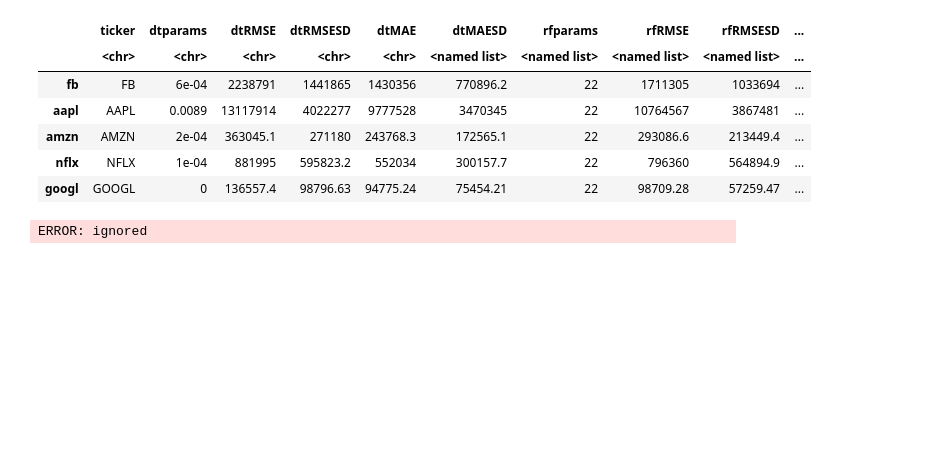
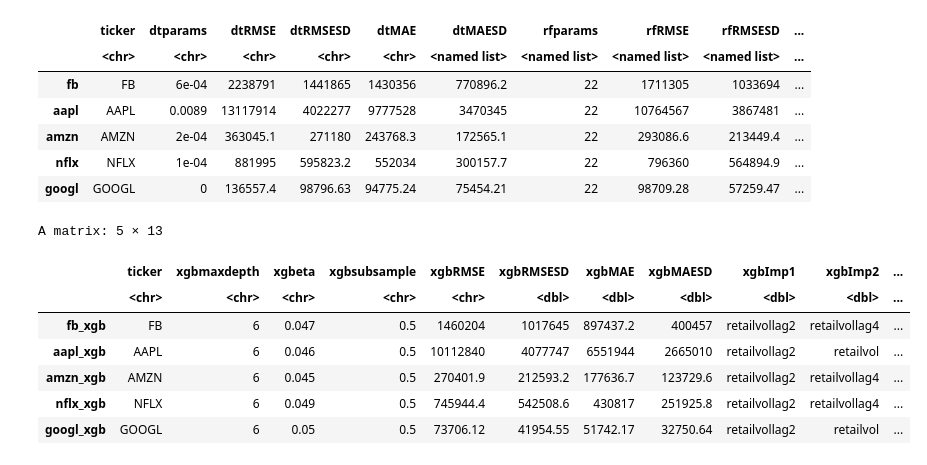
Before and after one commit to limshaocong/analyticsEdge, a Jupyter notebook: FAANG_Volume_Prediction_caa 29Nov21.ipynb, the cells around one changed output. Drawn from its saved outputs; the diff is of its cells as text; code cells hidden in the pictures; blank space fills up the shorter version.

```diff
--- a/FAANG_Volume_Prediction_caa 29Nov21.ipynb
+++ b/FAANG_Volume_Prediction_caa 29Nov21.ipynb
@@ -303,9 +332,9 @@ xgb = function(trainX, trainY) {
 
   # hyperparameters that require further tuning
   parm_grid = expand.grid(nrounds = 100,
-                          max_depth = 6,
-                          eta = seq(0.01, 0.05, by = 0.001),
-                          gamma = 0,
+                          max_depth = 6:8,
+                          eta = seq(0.01, 0.05, by = 0.005),
+                          gamma = c(0, 0.05),
                           colsample_bytree = 1,
                           min_child_weight = 1,
                           subsample = c(0.3, 0.5))
@@ -452,8 +569,3 @@ A matrix: 5 × 11
 | amzn | AMZN | 2e-04 | 363045.1 | 271180 | 243768.3 | 172565.1 | 22 | 293086.6 | 213449.4 | ... |
 | nflx | NFLX | 1e-04 | 881995 | 595823.2 | 552034 | 300157.7 | 22 | 796360 | 564894.9 | ... |
 | googl | GOOGL | 0 | 136557.4 | 98796.63 | 94775.24 | 75454.21 | 22 | 98709.28 | 57259.47 | ... |
-# %%
-forestImp = as.data.frame(rbind(forest$finalModel$importance)) %>% arrange(desc(IncNodePurity))
-head(forestImp, 10)
-# %% [output]
-ERROR: ignored
@@ -469,0 +572,19 @@ xgboost$results %>% arrange(RMSE) %>% head()
+# %%
+fb_xgb = run_xgb("FB", full_feature)
+aapl_xgb = run_xgb("AAPL", full_feature)
+amzn_xgb = run_xgb("AMZN", full_feature)
+nflx_xgb = run_xgb("NFLX", full_feature)
+googl_xgb = run_xgb("GOOGL", full_feature)
+
+fullfeature_xgb = rbind(fb_xgb, aapl_xgb, amzn_xgb, nflx_xgb, googl_xgb)
+
+fullfeature_xgb
+# %% [output]
+A matrix: 5 × 13
+|  | ticker | xgbmaxdepth | xgbeta | xgbsubsample | xgbRMSE | xgbRMSESD | xgbMAE | xgbMAESD | xgbImp1 | xgbImp2 | ... |
+|  | <chr> | <chr> | <chr> | <chr> | <chr> | <dbl> | <dbl> | <dbl> | <dbl> | <dbl> | ... |
+| fb_xgb | FB | 6 | 0.047 | 0.5 | 1460204 | 1017645 | 897437.2 | 400457 | retailvollag2 | retailvollag4 | ... |
+| aapl_xgb | AAPL | 6 | 0.046 | 0.5 | 10112840 | 4077747 | 6551944 | 2665010 | retailvollag2 | retailvol | ... |
+| amzn_xgb | AMZN | 6 | 0.045 | 0.5 | 270401.9 | 212593.2 | 177636.7 | 123729.6 | retailvollag2 | retailvollag4 | ... |
+| nflx_xgb | NFLX | 6 | 0.049 | 0.5 | 745944.4 | 542508.6 | 430817 | 251925.8 | retailvollag2 | retailvollag4 | ... |
+| googl_xgb | GOOGL | 6 | 0.05 | 0.5 | 73706.12 | 41954.55 | 51742.17 | 32750.64 | retailvollag2 | retailvol | ... |
```
Also changed, not shown: parts of 18 cells of this notebook.
